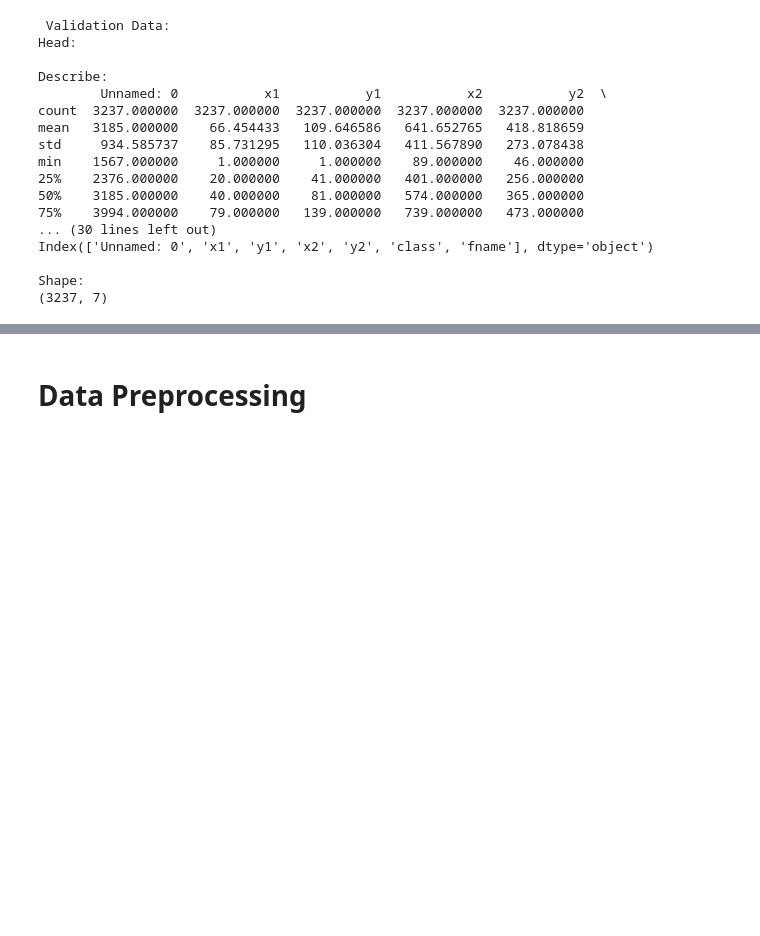
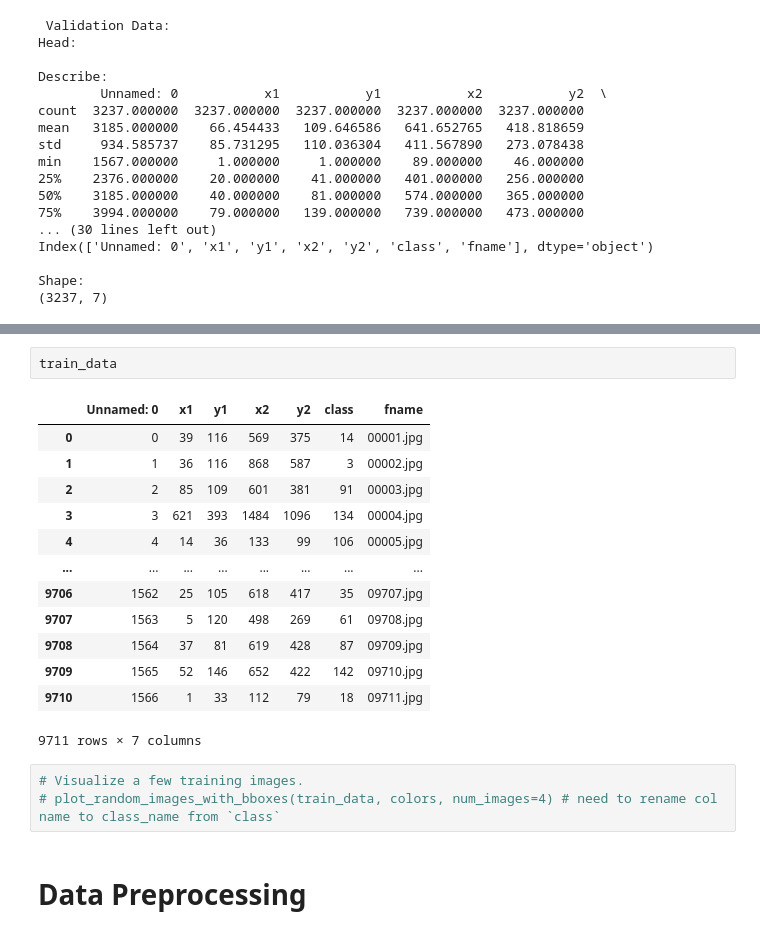
Before and after one commit to belanasaikiran/Team-6-Big-Data-Project, a Jupyter notebook: temp/Car_Make_Model_Detection_Classification_Sequential.ipynb, the cells around one changed output, grey strips where cells are left out. Cells and saved outputs as stored; diff of their text form; blank space fills up the shorter version.

```diff
--- a/temp/Car_Make_Model_Detection_Classification_Sequential.ipynb
+++ b/temp/Car_Make_Model_Detection_Classification_Sequential.ipynb
@@ -213,3 +327,22 @@ Shape:
+# %%
+train_data
+# %% [output]
+|  | Unnamed: 0 | x1 | y1 | x2 | y2 | class | fname |
+| 0 | 0 | 39 | 116 | 569 | 375 | 14 | 00001.jpg |
+| 1 | 1 | 36 | 116 | 868 | 587 | 3 | 00002.jpg |
+| 2 | 2 | 85 | 109 | 601 | 381 | 91 | 00003.jpg |
+| 3 | 3 | 621 | 393 | 1484 | 1096 | 134 | 00004.jpg |
+| 4 | 4 | 14 | 36 | 133 | 99 | 106 | 00005.jpg |
+| ... | ... | ... | ... | ... | ... | ... | ... |
+| 9706 | 1562 | 25 | 105 | 618 | 417 | 35 | 09707.jpg |
+| 9707 | 1563 | 5 | 120 | 498 | 269 | 61 | 09708.jpg |
+| 9708 | 1564 | 37 | 81 | 619 | 428 | 87 | 09709.jpg |
+| 9709 | 1565 | 52 | 146 | 652 | 422 | 142 | 09710.jpg |
+| 9710 | 1566 | 1 | 33 | 112 | 79 | 18 | 09711.jpg |
+9711 rows × 7 columns
+# %%
+# Visualize a few training images.
+# plot_random_images_with_bboxes(train_data, colors, num_images=4) # need to rename col name to class_name from `class`
 # %% [markdown]
 # Data Preprocessing
 # %% [markdown]
```
Also changed, not shown: parts of 26 cells of this notebook.
